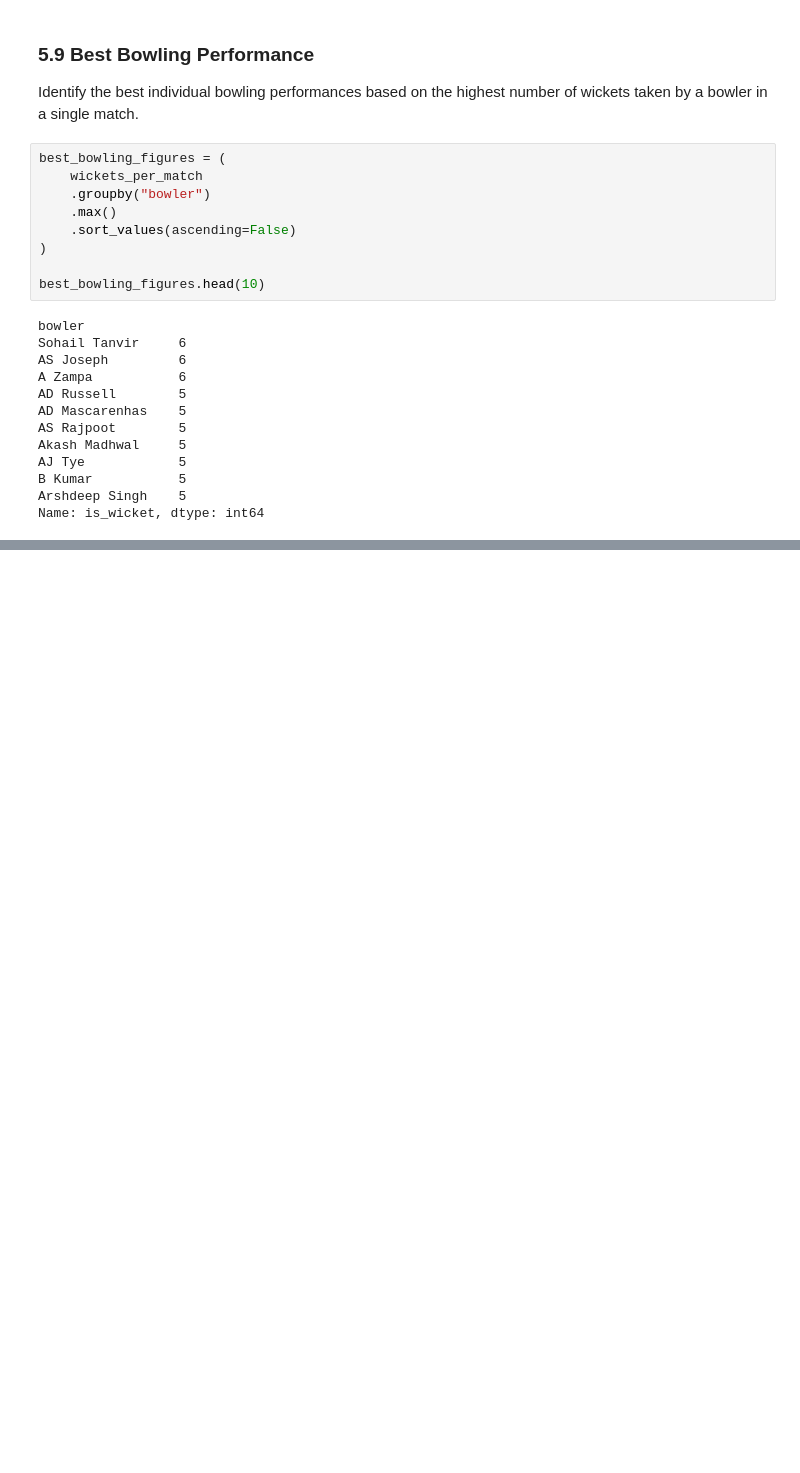
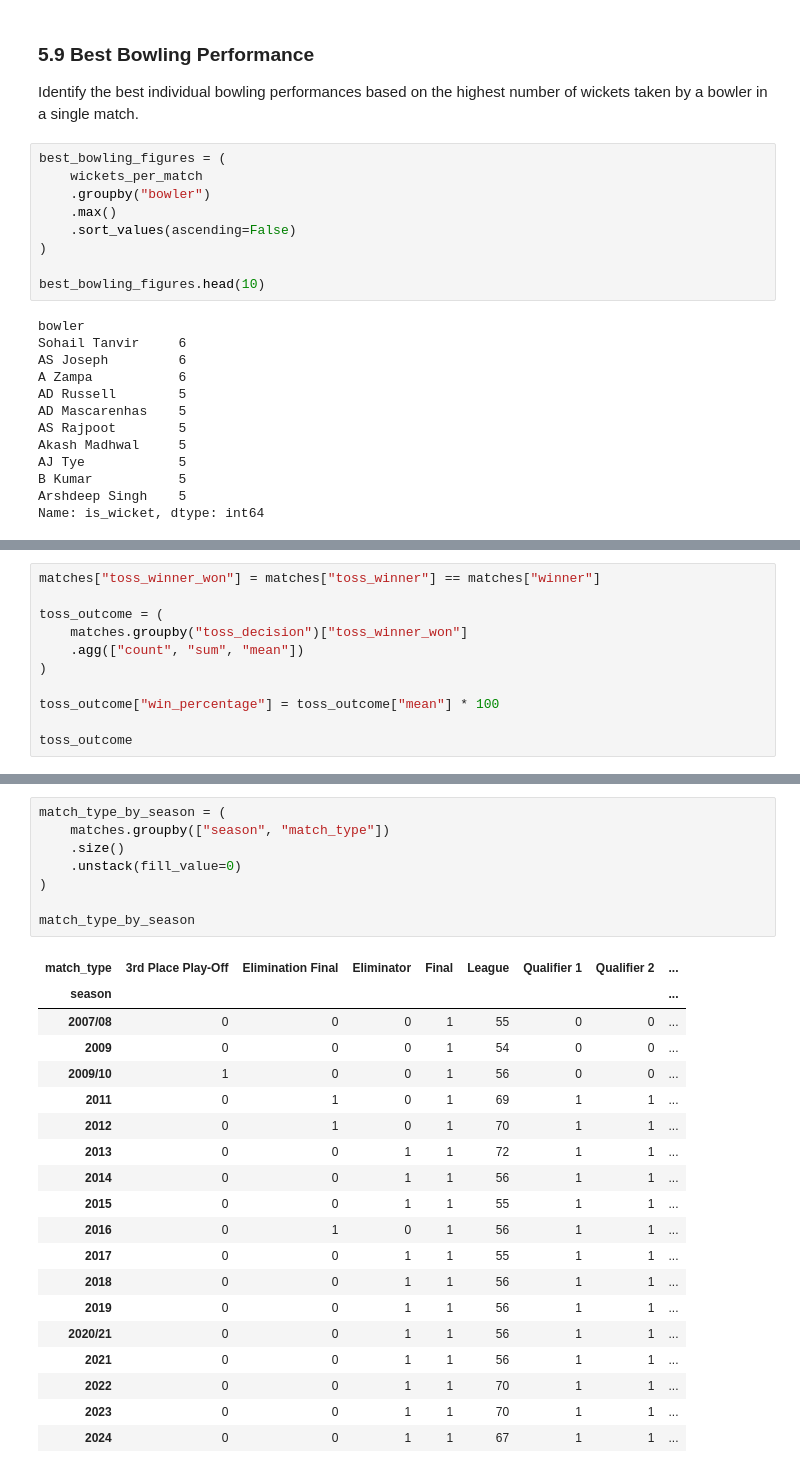
Before and after one commit to khalil-Gardiwal/ipl-data-analysis, a Jupyter notebook: notebooks/ipl-analysis.ipynb, the cells around one changed output, grey strips where cells are left out. Drawn from its saved outputs; the diff is of its cells as text; blank space fills up the shorter version.

Commit message:
added match analysis

```diff
--- a/notebooks/ipl-analysis.ipynb
+++ b/notebooks/ipl-analysis.ipynb
@@ -891,0 +953,11 @@ Name: is_wicket, dtype: int64
+# %%
+matches["toss_winner_won"] = matches["toss_winner"] == matches["winner"]
+
+toss_outcome = (
+    matches.groupby("toss_decision")["toss_winner_won"]
+    .agg(["count", "sum", "mean"])
+)
+
+toss_outcome["win_percentage"] = toss_outcome["mean"] * 100
+
+toss_outcome
@@ -891,0 +1131,28 @@ Name: is_wicket, dtype: int64
+# %%
+match_type_by_season = (
+    matches.groupby(["season", "match_type"])
+    .size()
+    .unstack(fill_value=0)
+)
+
+match_type_by_season
+# %% [output]
+| match_type | 3rd Place Play-Off | Elimination Final | Eliminator | Final | League | Qualifier 1 | Qualifier 2 | ... |
+| season |  |  |  |  |  |  |  | ... |
+| 2007/08 | 0 | 0 | 0 | 1 | 55 | 0 | 0 | ... |
+| 2009 | 0 | 0 | 0 | 1 | 54 | 0 | 0 | ... |
+| 2009/10 | 1 | 0 | 0 | 1 | 56 | 0 | 0 | ... |
+| 2011 | 0 | 1 | 0 | 1 | 69 | 1 | 1 | ... |
+| 2012 | 0 | 1 | 0 | 1 | 70 | 1 | 1 | ... |
+| 2013 | 0 | 0 | 1 | 1 | 72 | 1 | 1 | ... |
+| 2014 | 0 | 0 | 1 | 1 | 56 | 1 | 1 | ... |
+| 2015 | 0 | 0 | 1 | 1 | 55 | 1 | 1 | ... |
+| 2016 | 0 | 1 | 0 | 1 | 56 | 1 | 1 | ... |
+| 2017 | 0 | 0 | 1 | 1 | 55 | 1 | 1 | ... |
+| 2018 | 0 | 0 | 1 | 1 | 56 | 1 | 1 | ... |
+| 2019 | 0 | 0 | 1 | 1 | 56 | 1 | 1 | ... |
+| 2020/21 | 0 | 0 | 1 | 1 | 56 | 1 | 1 | ... |
+| 2021 | 0 | 0 | 1 | 1 | 56 | 1 | 1 | ... |
+| 2022 | 0 | 0 | 1 | 1 | 70 | 1 | 1 | ... |
+| 2023 | 0 | 0 | 1 | 1 | 70 | 1 | 1 | ... |
+| 2024 | 0 | 0 | 1 | 1 | 67 | 1 | 1 | ... |
```
Also changed, not shown: parts of 25 cells of this notebook.
